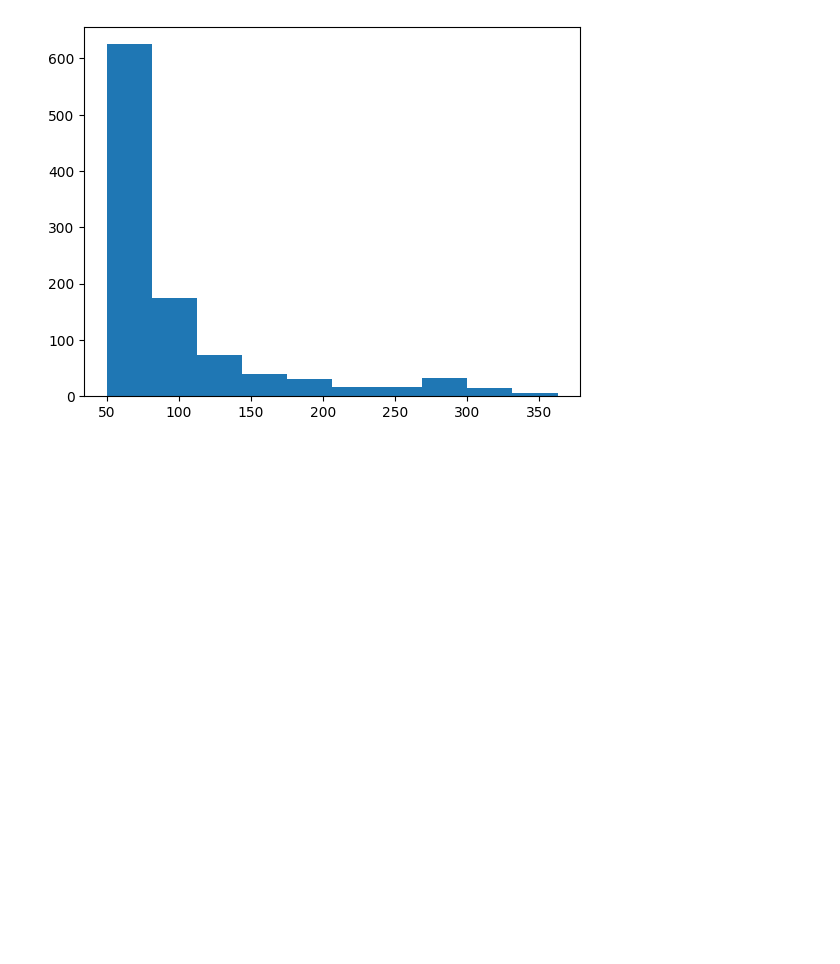
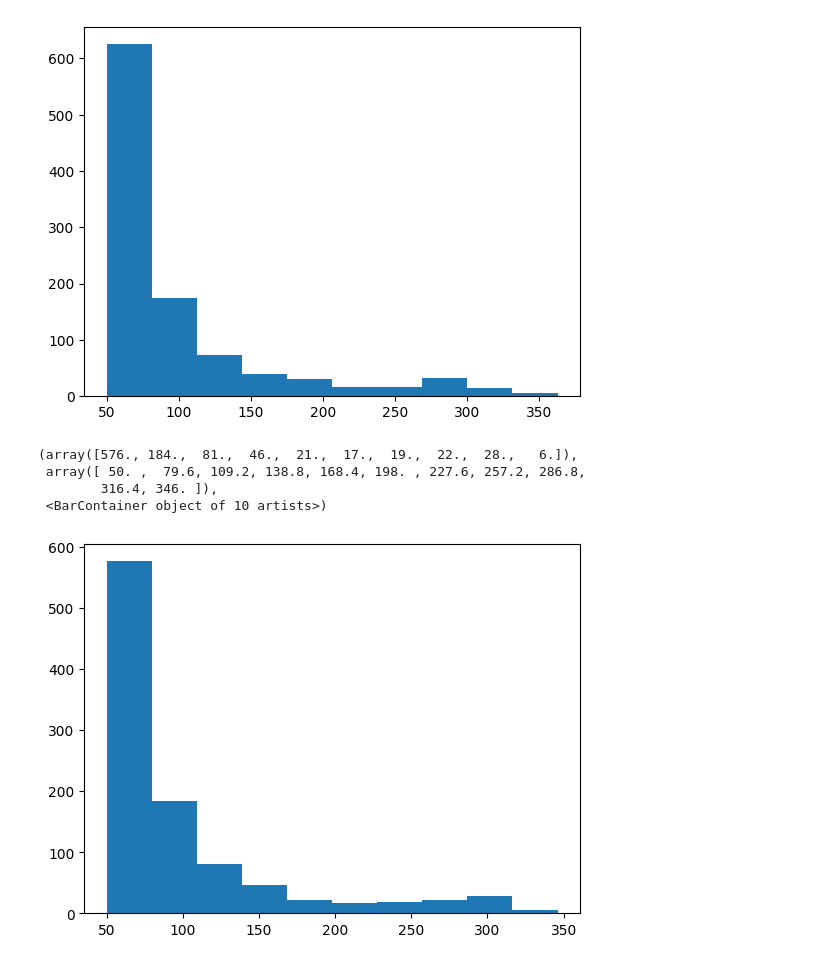
Before and after one commit to cagnol/ST2-Graphs-2024, a Jupyter notebook: notebook.ipynb, the cells around one changed output. Cells and saved outputs as stored; diff of their text form; code cells hidden in the pictures; blank space fills up the shorter version.

```diff
--- a/notebook.ipynb
+++ b/notebook.ipynb
@@ -260,3 +260,13 @@ plt.hist(ba.degree())
         331.7, 363. ]),
  <BarContainer object of 10 artists>)
 [figure]
+# %%
+ba2 = ig.Graph.Barabasi(1000,m)
+# %%
+plt.hist(ba2.degree())
+# %% [output]
+(array([576., 184.,  81.,  46.,  21.,  17.,  19.,  22.,  28.,   6.]),
+ array([ 50. ,  79.6, 109.2, 138.8, 168.4, 198. , 227.6, 257.2, 286.8,
+        316.4, 346. ]),
+ <BarContainer object of 10 artists>)
+[figure, added]
```
